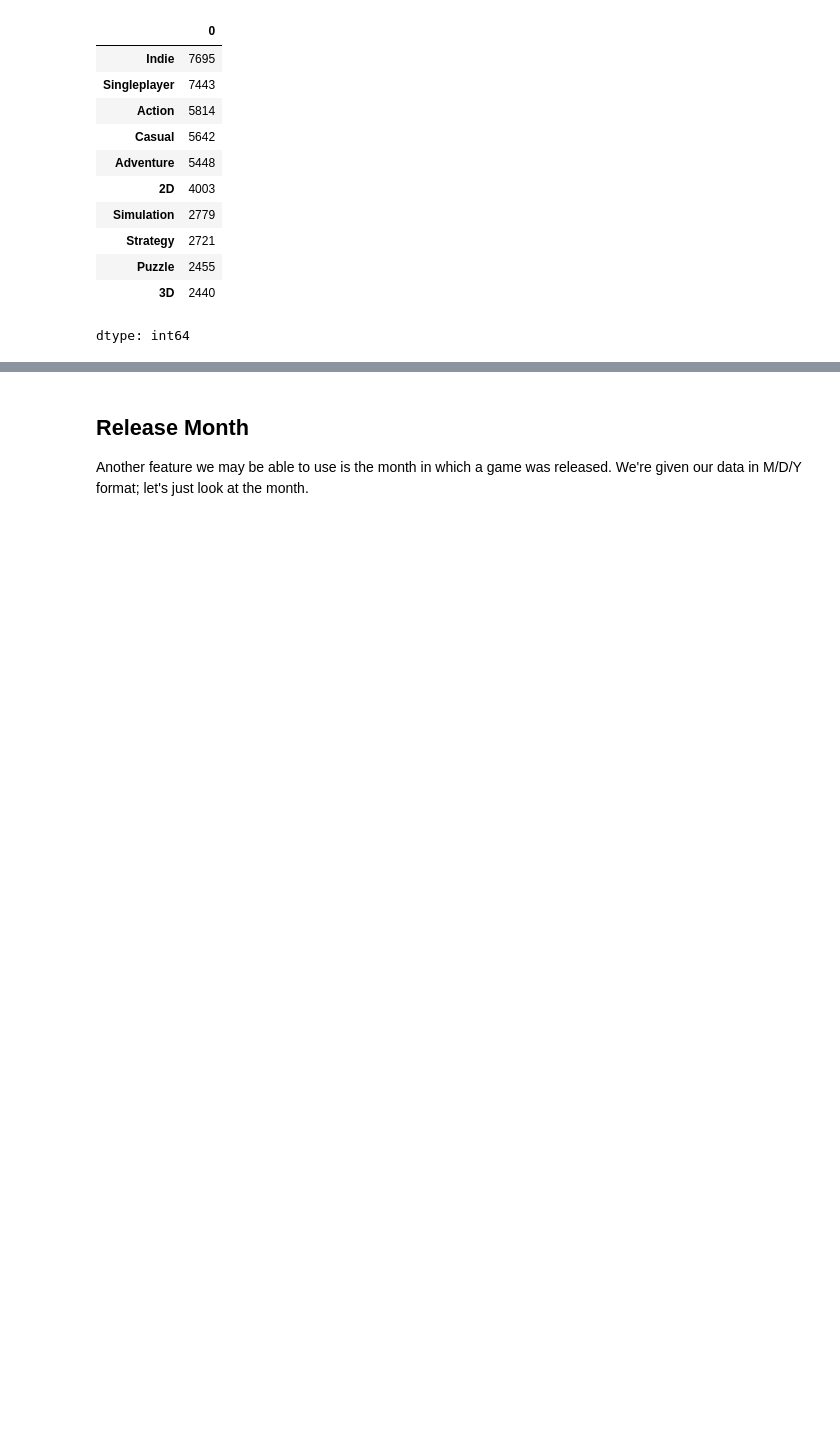
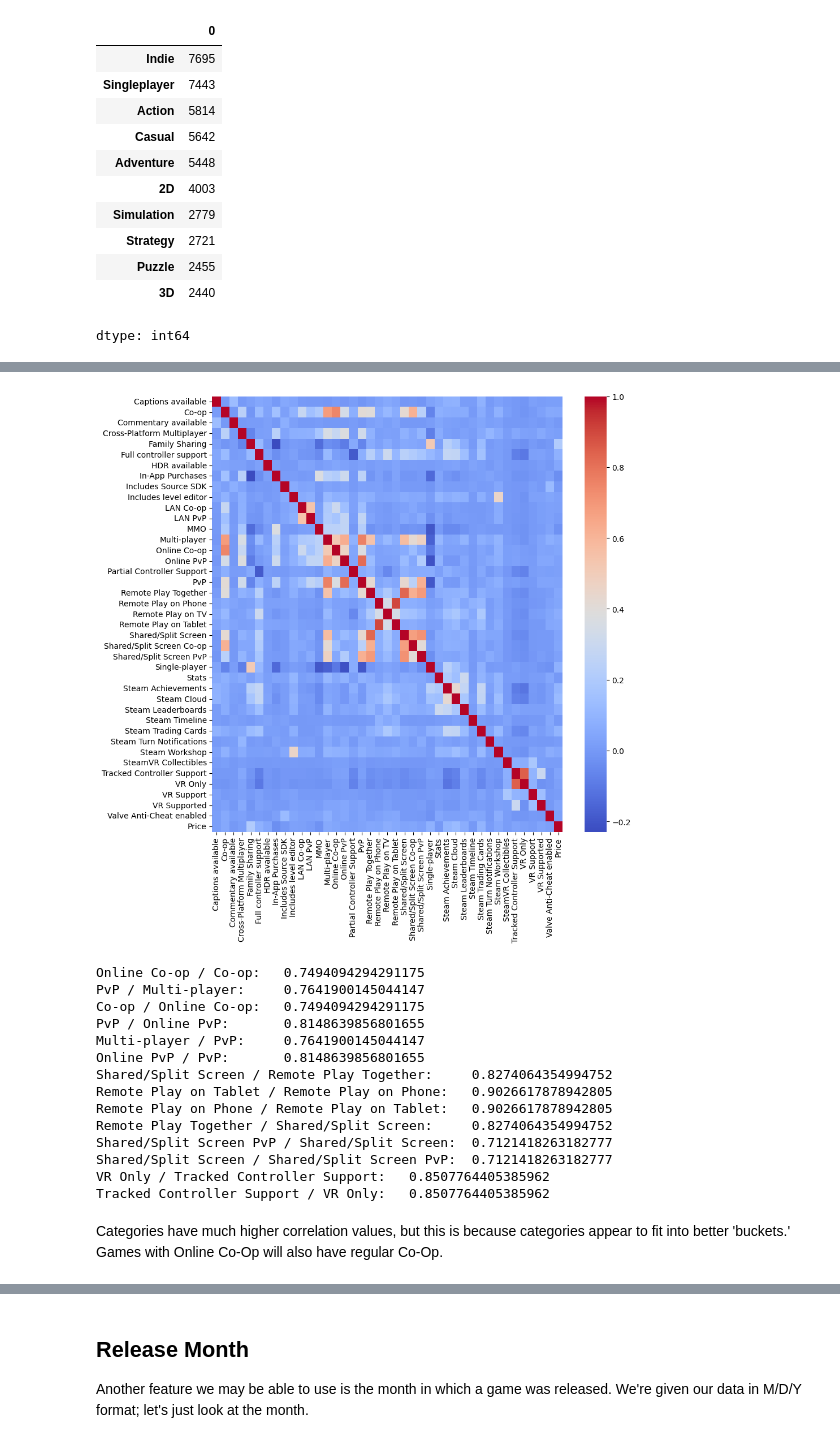
Before and after one commit to adamledet/itds-project-2025, a Jupyter notebook: Data_Science_Project.ipynb, the cells around one changed output, grey strips where cells are left out. Cells and saved outputs as stored; diff of their text form; code cells hidden in the pictures; blank space fills up the shorter version.

```diff
--- a/Data_Science_Project.ipynb
+++ b/Data_Science_Project.ipynb
@@ -380,0 +435,5 @@ trainData, testData, trainLabel, testLabel = train_test_split(inputData, tags, t
+# %%
+categories_trim = categories.copy()
+categories_trim = categories_trim.drop(columns=["Mods", "Mods (require HL2)"])# Drop categories that were special outliers
+categories_trim_counts = categories_trim.sum()
+categories_trim_counts
@@ -380,0 +459,34 @@ trainData, testData, trainLabel, testLabel = train_test_split(inputData, tags, t
+# %%
+# Categories
+categories_trim = categories_trim.join(df["Price"])# Check if there is any correlation in any category with the price
+categories_corr = categories_trim.corr()
+
+plt.subplots(figsize=(10,10))
+sns.heatmap(categories_corr, cmap='coolwarm')
+plt.show()
+
+threshold = 0.7
+
+for col in categories_corr.columns:
+      for idx in categories_corr.index:
+          if abs(categories_corr.loc[idx, col]) >= threshold:
+            if col != idx:
+                print(f"{idx} / {col}:\t{categories_corr.loc[idx, col]}")
+# %% [output]
+[figure, added]
+Online Co-op / Co-op:   0.7494094294291175
+PvP / Multi-player:     0.7641900145044147
+Co-op / Online Co-op:   0.7494094294291175
+PvP / Online PvP:       0.8148639856801655
+Multi-player / PvP:     0.7641900145044147
+Online PvP / PvP:       0.8148639856801655
+Shared/Split Screen / Remote Play Together:     0.8274064354994752
+Remote Play on Tablet / Remote Play on Phone:   0.9026617878942805
+Remote Play on Phone / Remote Play on Tablet:   0.9026617878942805
+Remote Play Together / Shared/Split Screen:     0.8274064354994752
+Shared/Split Screen PvP / Shared/Split Screen:  0.7121418263182777
+Shared/Split Screen / Shared/Split Screen PvP:  0.7121418263182777
+VR Only / Tracked Controller Support:   0.8507764405385962
+Tracked Controller Support / VR Only:   0.8507764405385962
+# %% [markdown]
+Categories have much higher correlation values, but this is because categories appear to fit into better 'buckets.' Games with Online Co-Op will also have regular Co-Op.
```
Also changed, not shown: parts of 23 cells of this notebook, 1 other file.
